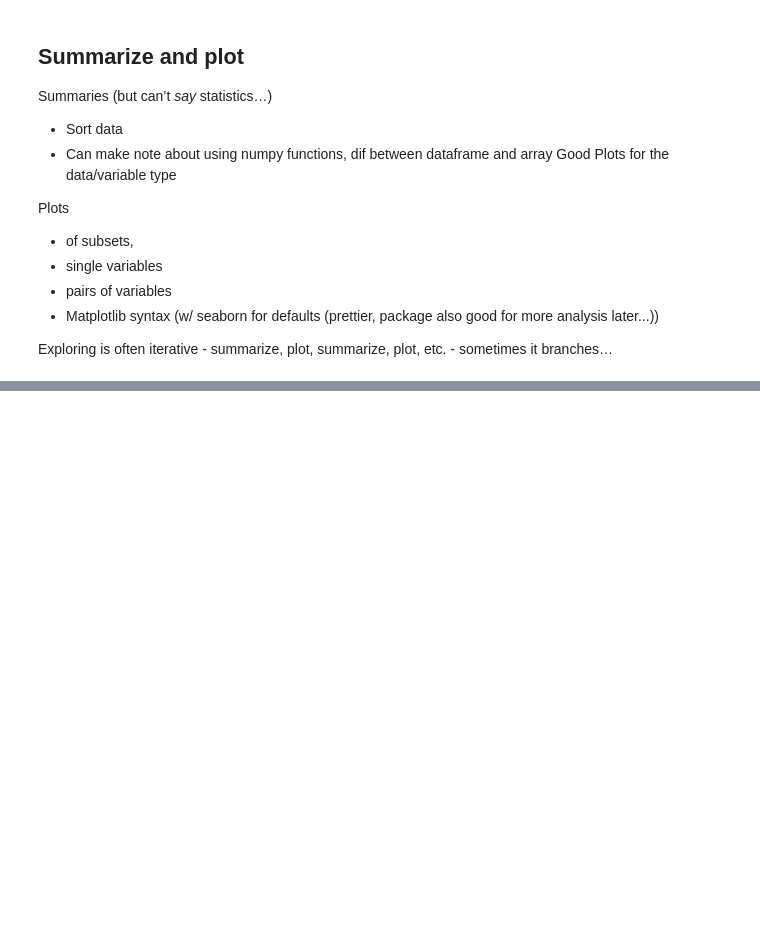
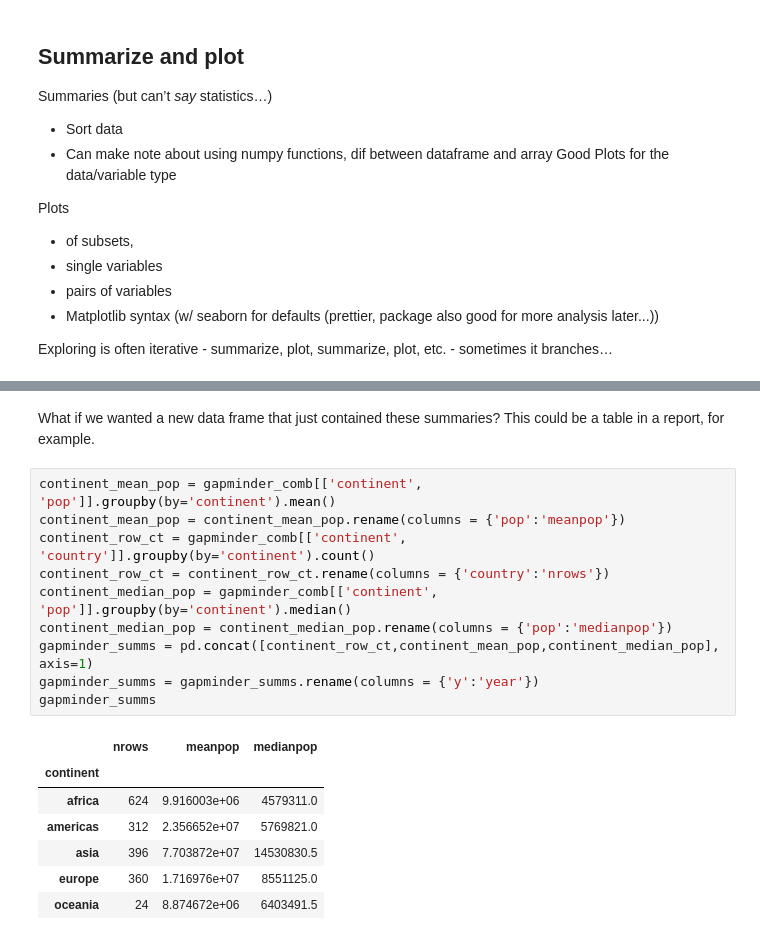
Before and after one commit to Reproducible-Science-Curriculum/data-exploration-RR-Jupyter, a Jupyter notebook: Data exploration.ipynb, the cells around one changed output, grey strips where cells are left out. Saved outputs shown, nothing was run; the diff lists cells and outputs as text; blank space fills up the shorter version.

```diff
--- a/Data exploration.ipynb
+++ b/Data exploration.ipynb
@@ -675,0 +778,20 @@ Exploring is often iterative - summarize, plot, summarize, plot, etc. - sometime
+# %% [markdown]
+What if we wanted a new data frame that just contained these summaries? This could be a table in a report, for example.
+# %%
+continent_mean_pop = gapminder_comb[['continent', 'pop']].groupby(by='continent').mean()
+continent_mean_pop = continent_mean_pop.rename(columns = {'pop':'meanpop'})
+continent_row_ct = gapminder_comb[['continent', 'country']].groupby(by='continent').count()
+continent_row_ct = continent_row_ct.rename(columns = {'country':'nrows'})
+continent_median_pop = gapminder_comb[['continent', 'pop']].groupby(by='continent').median()
+continent_median_pop = continent_median_pop.rename(columns = {'pop':'medianpop'})
+gapminder_summs = pd.concat([continent_row_ct,continent_mean_pop,continent_median_pop], axis=1)
+gapminder_summs = gapminder_summs.rename(columns = {'y':'year'})
+gapminder_summs
+# %% [output]
+|  | nrows | meanpop | medianpop |
+| continent |  |  |  |
+| africa | 624 | 9.916003e+06 | 4579311.0 |
+| americas | 312 | 2.356652e+07 | 5769821.0 |
+| asia | 396 | 7.703872e+07 | 14530830.5 |
+| europe | 360 | 1.716976e+07 | 8551125.0 |
+| oceania | 24 | 8.874672e+06 | 6403491.5 |
```
Also changed, not shown: parts of 37 cells of this notebook.
